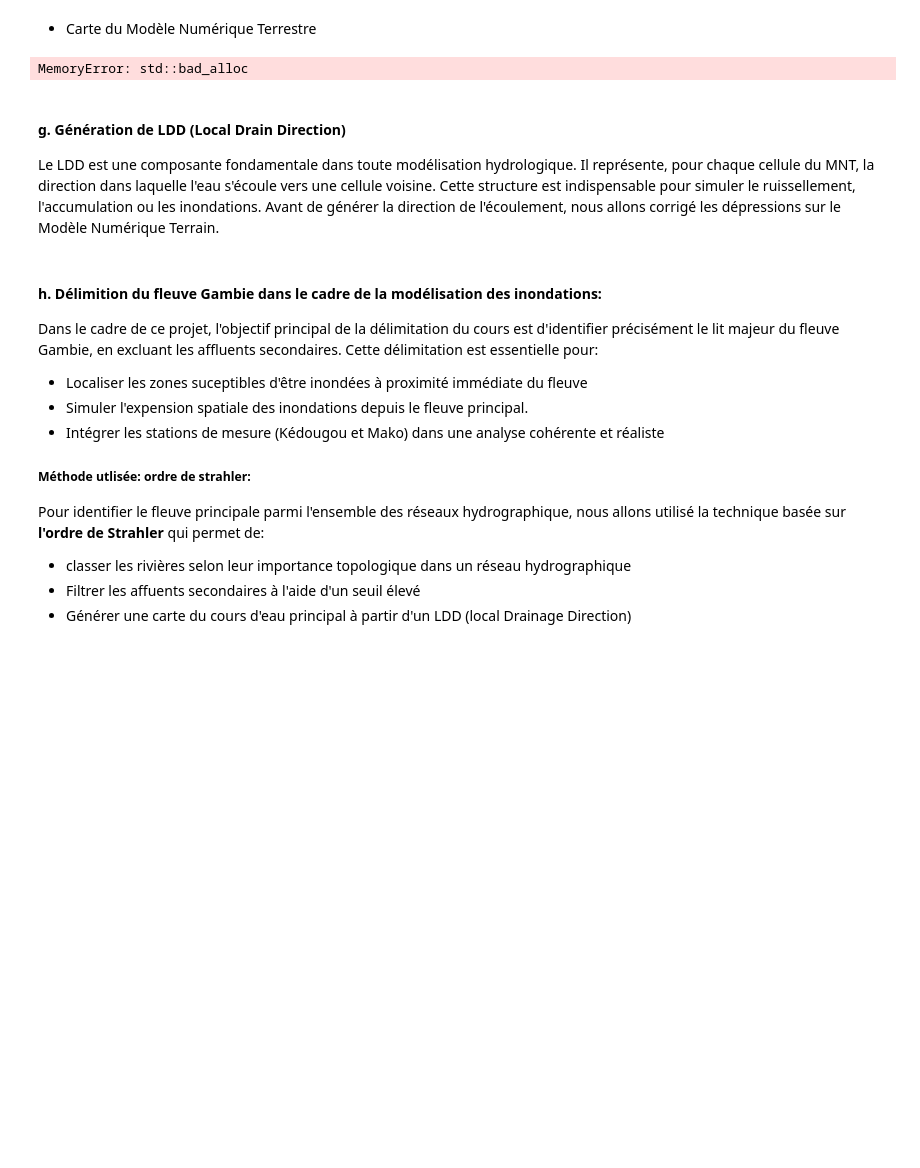
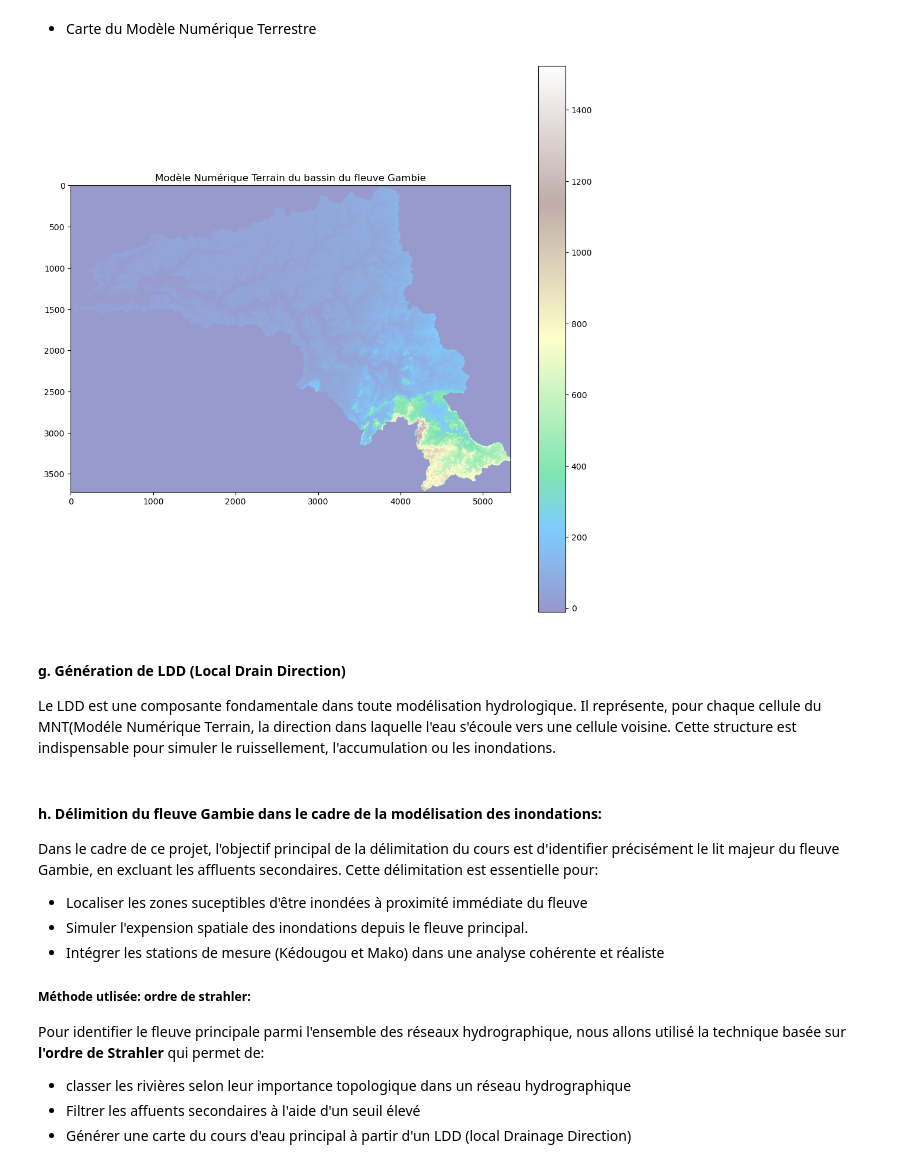
Before and after one commit to lamineniang10/hydrologie, a Jupyter notebook: simulation_inondation_bassin_gambie.ipynb, the cells around one changed output. Saved outputs shown, nothing was run; the diff lists cells and outputs as text; code cells hidden in the pictures; blank space fills up the shorter version.

```diff
--- a/simulation_inondation_bassin_gambie.ipynb
+++ b/simulation_inondation_bassin_gambie.ipynb
@@ -336,16 +336,16 @@ def visualization_mnt(mnt_numpy):
     plt.close()
 # %%
 # charger le MNT
-#mnt = pcr.readmap('Data/PCRaster_files/mnt.map')
+mnt = pcr.readmap('Data/PCRaster_files/mnt.map')
 # Convertir mnt en tableau numpy
-#mnt_numpy = pcr_to_numpy(mnt)
+mnt_numpy = pcr_to_numpy(mnt, np.nan)
 # Visualisation
-#visualization_mnt(mnt_numpy)
+visualization_mnt(mnt_numpy)
 # %% [output]
-MemoryError: std::bad_alloc
+[figure, added]
 # %% [markdown]
 #### g. Génération de LDD (Local Drain Direction)
-Le LDD est une composante fondamentale dans toute modélisation hydrologique. Il représente, pour chaque cellule du MNT, la direction dans laquelle l'eau s'écoule vers une cellule voisine. Cette structure est indispensable pour simuler le ruissellement, l'accumulation ou les inondations. Avant de générer la direction de l'écoulement, nous allons corrigé les dépressions sur le Modèle Numérique Terrain.
+Le LDD est une composante fondamentale dans toute modélisation hydrologique. Il représente, pour chaque cellule du MNT(Modéle Numérique Terrain, la direction dans laquelle l'eau s'écoule vers une cellule voisine. Cette structure est indispensable pour simuler le ruissellement, l'accumulation ou les inondations.
 # %%
 # Une carte de clone
 #pcr.setclone('Data/PCRaster_files/mnt.map')
```
Also changed, not shown: parts of 24 cells of this notebook.
